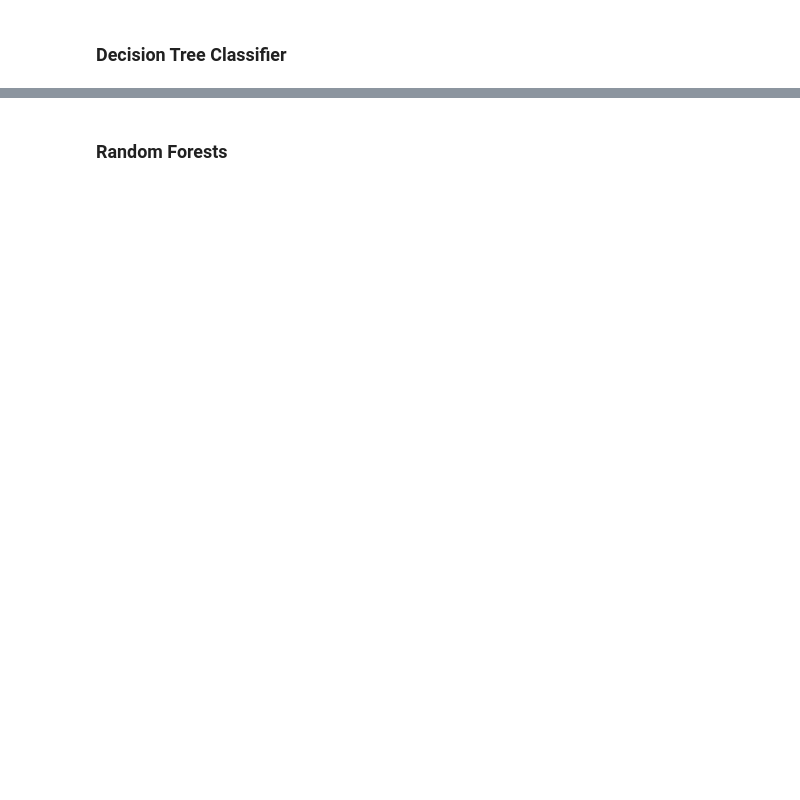
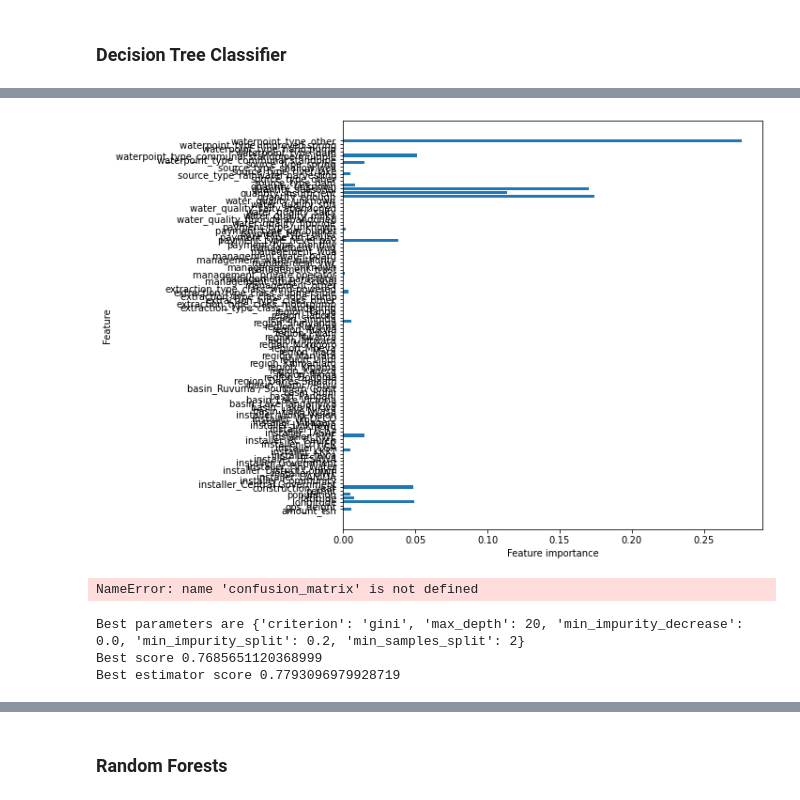
Before and after one commit to meljoy1099/waterwell-status-prediction, a Jupyter notebook: student.ipynb, the cells around one changed output, grey strips where cells are left out. Drawn from its saved outputs; the diff is of its cells as text; code cells hidden in the pictures; blank space fills up the shorter version.

```diff
--- a/student.ipynb
+++ b/student.ipynb
@@ -916,17 +1030,41 @@ tree_clf.fit(data_train, target_train)
 # %%
 def plot_feature_importances(model):
-    n_features = data_train.shape[1]
+    n_features = X_train.shape[1]
     plt.figure(figsize=(8,8))
     plt.barh(range(n_features), model.feature_importances_, align='center')
-    plt.yticks(np.arange(n_features), data_train.columns.values)
+    plt.yticks(np.arange(n_features), X_train.columns.values)
     plt.xlabel('Feature importance')
     plt.ylabel('Feature')
 
 plot_feature_importances(tree_clf)
+# %% [output]
+[figure, added]
 # %%
 # Test set predictions
-pred = tree_clf.predict(data_test)
+pred = tree_clf.predict(X_test)
 
 # Confusion matrix and classification report
-print(confusion_matrix(target_test, pred))
-print(classification_report(target_test, pred))
+print(confusion_matrix(y_test, pred))
+print(classification_report(y_test, pred))
+# %% [output]
+NameError: name 'confusion_matrix' is not defined
+# %%
+tree_clf = DecisionTreeClassifier(criterion='gini', max_depth=20, min_impurity_split=0.2, min_samples_split=2)
+tree_grid = {
+    'criterion' : ['entropy', 'gini'],
+    'max_depth': [10,20,30,40,50,60, None],
+    'min_samples_split' : [1, 2, 5, 10, 20, 30],
+    'min_impurity_decrease' : [0.0, 0.1, 0.2, 0.3,0.4, 0.5],
+    'min_impurity_split' : [None, 0.1, 0.2, 0.3, 0.4, 0.5],
+}
+
+#gs_tree = GridSearchCV(estimator=tree_clf, param_grid=tree_grid, cv=5)
+#gs_tree.fit(X_train, y_train)
+
+#print(f'Best parameters are {gs_tree.best_params_}')
+#print(f'Best score {gs_tree.best_score_}')
+#print(f'Best estimator score {gs_tree.best_estimator_.score(X_test, y_test)}')
+# %% [output]
+Best parameters are {'criterion': 'gini', 'max_depth': 20, 'min_impurity_decrease': 0.0, 'min_impurity_split': 0.2, 'min_samples_split': 2}
+Best score 0.7685651120368999
+Best estimator score 0.7793096979928719
```
Also changed, not shown: parts of 33 cells of this notebook.
